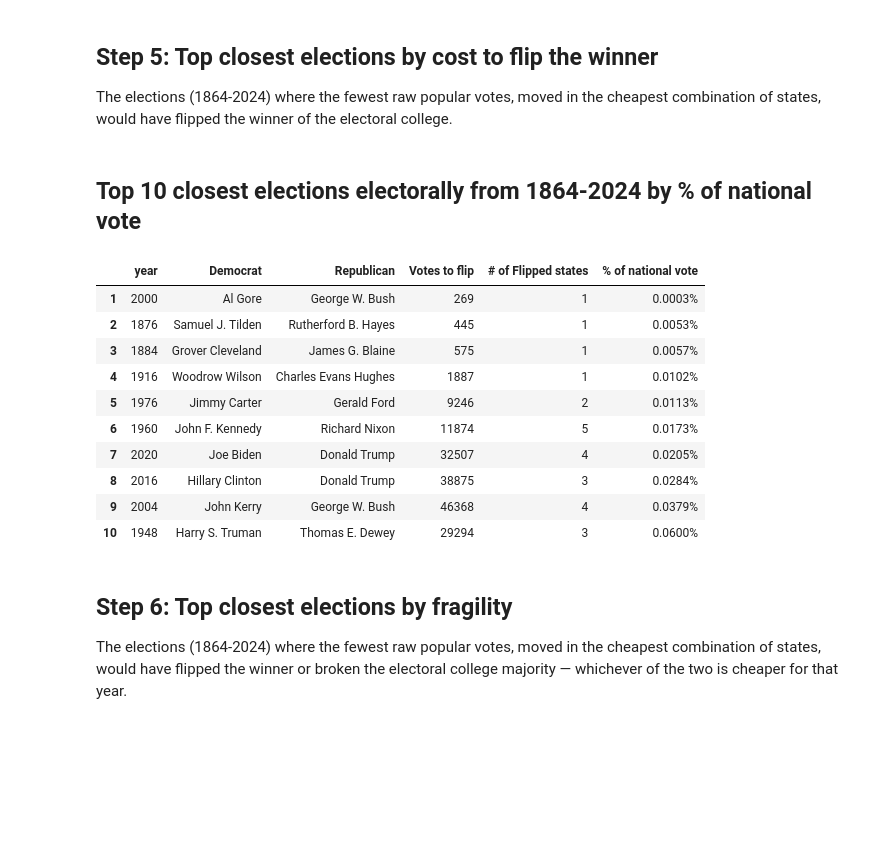
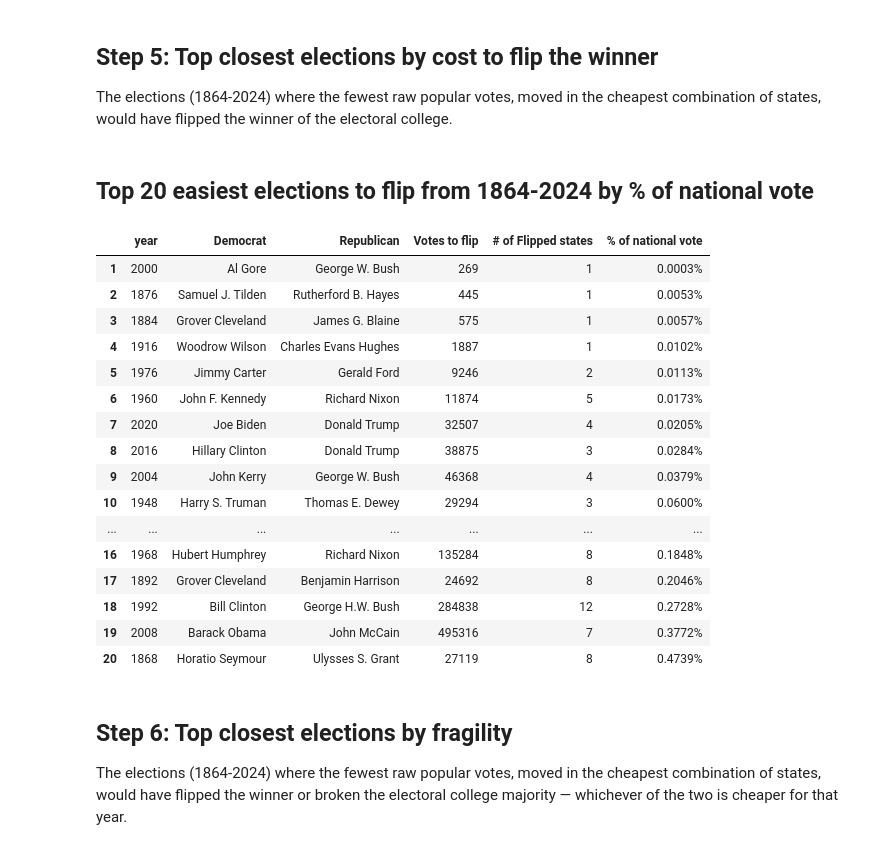
Before and after one commit to eigentaylor/eigentaylor.github.io, a Jupyter notebook: assets/jupyter/flip_scenarios.ipynb, the cells around one changed output. Cells and saved outputs as stored; diff of their text form; code cells hidden in the pictures; blank space fills up the shorter version.

```diff
--- a/assets/jupyter/flip_scenarios.ipynb
+++ b/assets/jupyter/flip_scenarios.ipynb
@@ -493,7 +497,7 @@ The elections (1864-2024) where the fewest raw popular votes, moved in the cheap
 combination of states, would have flipped the winner of the electoral college.
 # %%
 # Number of elections to display and the column used to rank them.
-N = 10
+N = 20
 metric = r'% of national vote'
 
 summary_records = []
@@ -511,35 +515,41 @@ for year in sorted(by_year.keys()):
     # Store the summary row used to rank elections.
     summary_records.append({
         'year': year,
         'Democrat': year_df['D_candidate'].iloc[0],
         'Republican': year_df['R_candidate'].iloc[0],
         'Votes to flip': cost,
         r'# of Flipped states': n_states,
         r'% of national vote': f'{(cost / total_votes) if total_votes else 0.0:.4%}',
     })
 
 # Rank the closest elections and use one-based row labels for display.
 topNflip = pd.DataFrame(summary_records).sort_values(metric).head(N).reset_index(drop=True)
 # display the percent of national vote in scientific notation
 #topNflip[r'% of national vote'] = topNflip[r'% of national vote'].apply(lambda x: f"{x:.2e}")
 topNflip.index += 1
 
-title = f"Top {N} closest elections electorally from 1864-2024 by {metric.replace('_', ' ')}"
+title = f"Top {N} easiest elections to flip from 1864-2024 by {metric.replace('_', ' ')}"
 display(Markdown(f"## {title}"))
 topNflip
 # %% [output]
-## Top 10 closest elections electorally from 1864-2024 by % of national vote
+## Top 20 easiest elections to flip from 1864-2024 by % of national vote
 |  | year | Democrat | Republican | Votes to flip | # of Flipped states | % of national vote |
 | 1 | 2000 | Al Gore | George W. Bush | 269 | 1 | 0.0003% |
 | 2 | 1876 | Samuel J. Tilden | Rutherford B. Hayes | 445 | 1 | 0.0053% |
 | 3 | 1884 | Grover Cleveland | James G. Blaine | 575 | 1 | 0.0057% |
 | 4 | 1916 | Woodrow Wilson | Charles Evans Hughes | 1887 | 1 | 0.0102% |
 | 5 | 1976 | Jimmy Carter | Gerald Ford | 9246 | 2 | 0.0113% |
 | 6 | 1960 | John F. Kennedy | Richard Nixon | 11874 | 5 | 0.0173% |
 | 7 | 2020 | Joe Biden | Donald Trump | 32507 | 4 | 0.0205% |
 | 8 | 2016 | Hillary Clinton | Donald Trump | 38875 | 3 | 0.0284% |
 | 9 | 2004 | John Kerry | George W. Bush | 46368 | 4 | 0.0379% |
 | 10 | 1948 | Harry S. Truman | Thomas E. Dewey | 29294 | 3 | 0.0600% |
+| ... | ... | ... | ... | ... | ... | ... |
+| 16 | 1968 | Hubert Humphrey | Richard Nixon | 135284 | 8 | 0.1848% |
+| 17 | 1892 | Grover Cleveland | Benjamin Harrison | 24692 | 8 | 0.2046% |
+| 18 | 1992 | Bill Clinton | George H.W. Bush | 284838 | 12 | 0.2728% |
+| 19 | 2008 | Barack Obama | John McCain | 495316 | 7 | 0.3772% |
+| 20 | 1868 | Horatio Seymour | Ulysses S. Grant | 27119 | 8 | 0.4739% |
 # %% [markdown]
 ## Step 6: Top closest elections by fragility
 
```
Also changed, not shown: parts of 6 cells of this notebook.
